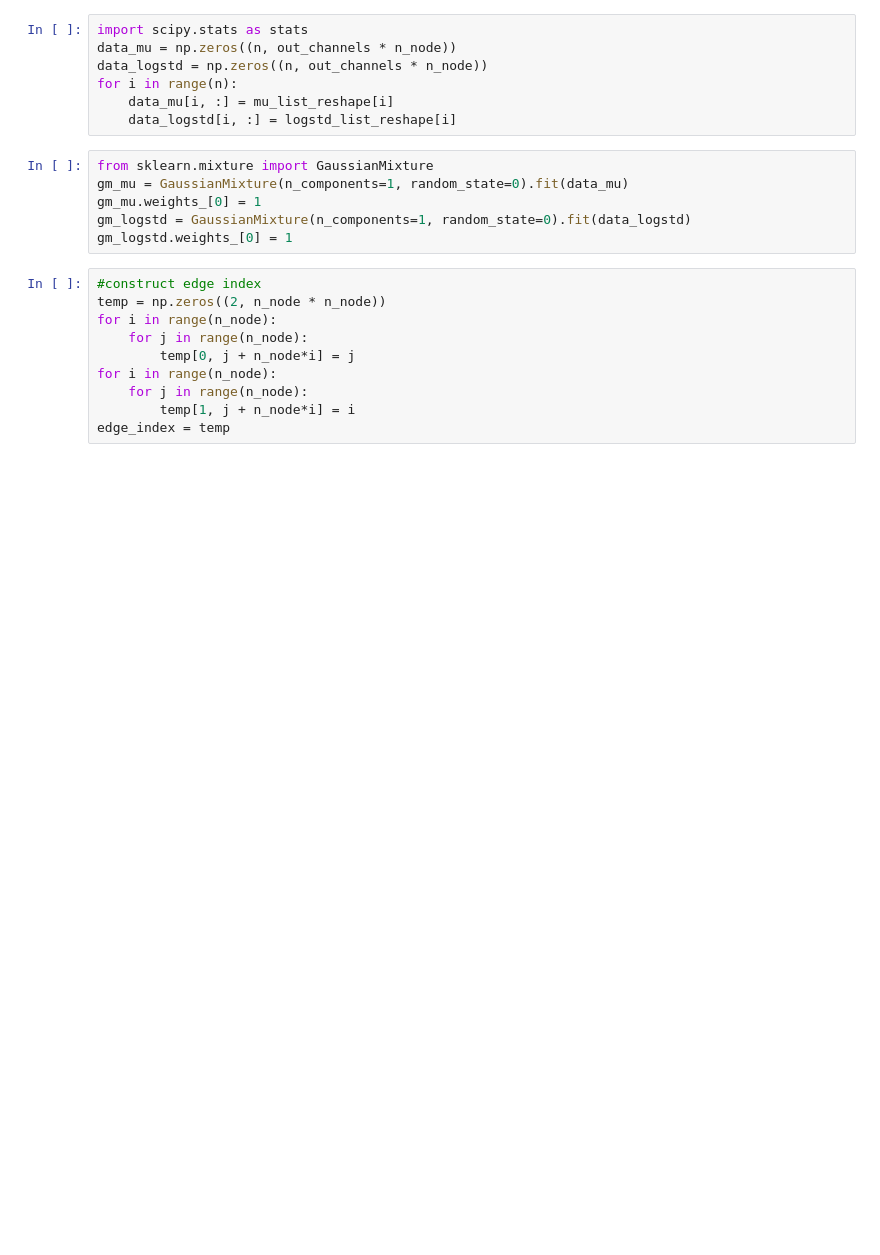
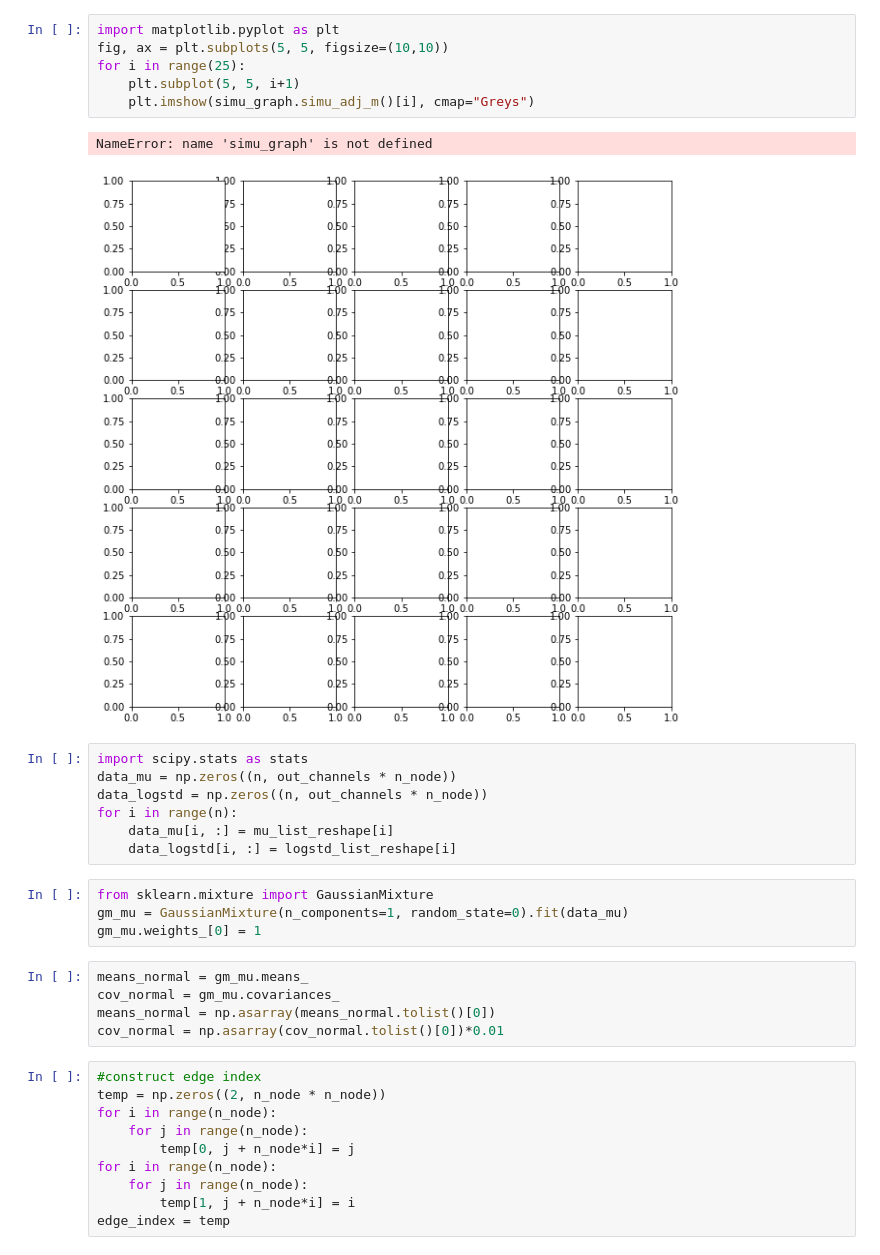
Before and after one commit to TheLittleJimmy/ST-Aim3, a Jupyter notebook: VGAE_sampling.ipynb, the cells around one changed output. Saved outputs shown, nothing was run; the diff lists cells and outputs as text; blank space fills up the shorter version.

```diff
--- a/VGAE_sampling.ipynb
+++ b/VGAE_sampling.ipynb
@@ -340,3 +399,12 @@ for i in range(n):
+# %%
+import matplotlib.pyplot as plt
+fig, ax = plt.subplots(5, 5, figsize=(10,10))
+for i in range(25):
+    plt.subplot(5, 5, i+1)
+    plt.imshow(simu_graph.simu_adj_m()[i], cmap="Greys")
+# %% [output]
+NameError: name 'simu_graph' is not defined
+[figure, added]
 # %%
 import scipy.stats as stats
 data_mu = np.zeros((n, out_channels * n_node))
@@ -348,8 +416,11 @@ for i in range(n):
 from sklearn.mixture import GaussianMixture
 gm_mu = GaussianMixture(n_components=1, random_state=0).fit(data_mu)
 gm_mu.weights_[0] = 1
-gm_logstd = GaussianMixture(n_components=1, random_state=0).fit(data_logstd)
-gm_logstd.weights_[0] = 1
+# %%
+means_normal = gm_mu.means_
+cov_normal = gm_mu.covariances_
+means_normal = np.asarray(means_normal.tolist()[0])
+cov_normal = np.asarray(cov_normal.tolist()[0])*0.01
 # %%
 #construct edge index
 temp = np.zeros((2, n_node * n_node))
```
Also changed, not shown: parts of 15 cells of this notebook, 1 other file.
